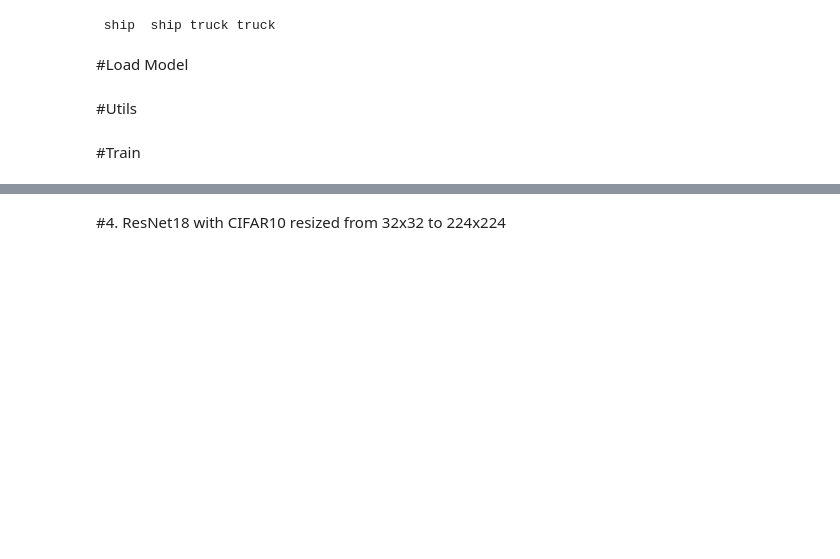
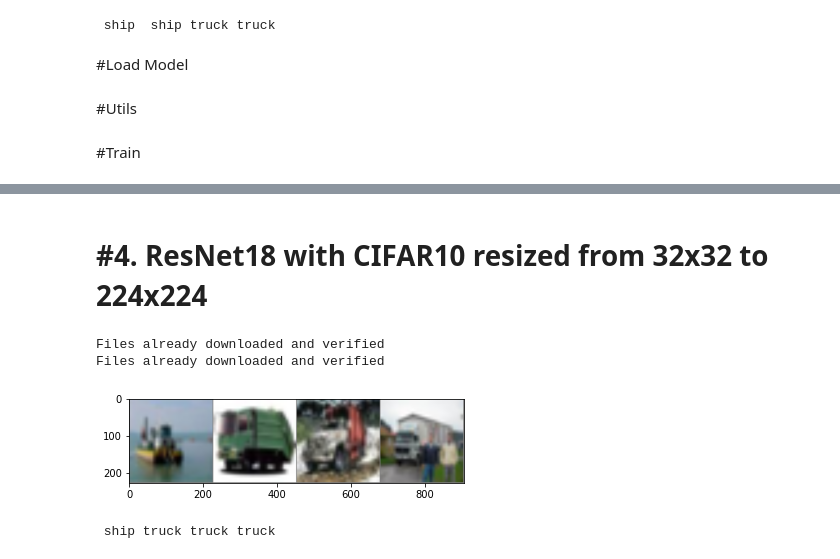
Before and after one commit to julianfbeck/KI-Lab, a Jupyter notebook: Assignment_3_2_OWCA.ipynb, the cells around one changed output, grey strips where cells are left out. Drawn from its saved outputs; the diff is of its cells as text; code cells hidden in the pictures; blank space fills up the shorter version.

```diff
--- a/Assignment_3_2_OWCA.ipynb
+++ b/Assignment_3_2_OWCA.ipynb
@@ -578,18 +684,33 @@ createTrainingLossPlot()
 # %% [markdown]
-#4. ResNet18 with CIFAR10 resized from 32x32 to 224x224
+# #4. ResNet18 with CIFAR10 resized from 32x32 to 224x224
 # %%
 transform = transforms.Compose([transforms.Resize(size=(224, 224)), transforms.ToTensor(),
     transforms.Normalize((0.5,), (0.5,))])
 
 trainset224 = NewCifar(torchvision.datasets.CIFAR10(root='./data', train=True,
                                         download=True, transform=transform), targets, 50) #only load first 50 for training
-trainloader224 = torch.utils.data.DataLoader(trainset, batch_size=4,
+trainloader224 = torch.utils.data.DataLoader(trainset224, batch_size=4,
                                         shuffle=True, num_workers=2)
 
 testset224 = NewCifar(torchvision.datasets.CIFAR10(root='./data', train=False,
                                         download=True, transform=transform), targets)
-testloader224 = torch.utils.data.DataLoader(testset, batch_size=4,
+testloader224 = torch.utils.data.DataLoader(testset224, batch_size=4,
                                         shuffle=False, num_workers=2)
+# %% [output]
+Files already downloaded and verified
+Files already downloaded and verified
+# %%
+# get some random training images
+dataiter = iter(trainloader224)
+images, labels = dataiter.next()
+
+# show images
+imshow(torchvision.utils.make_grid(images))
+# print labels
+print(' '.join('%5s' % classes[targets[labels[j]]] for j in range(4)))
+# %% [output]
+[figure, added]
+ ship truck truck truck
 # %%
 net = loadResNet18(False, 0.0001)
 train(net, 200, trainset=trainset224, trainloader=trainloader224, testloader=testloader224)
```
Also changed, not shown: parts of 39 cells of this notebook.
